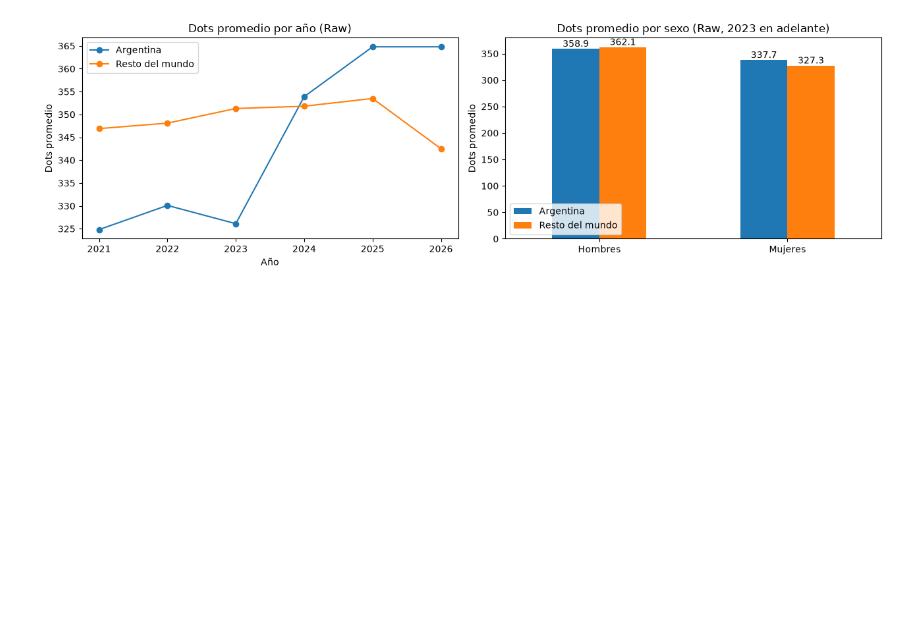
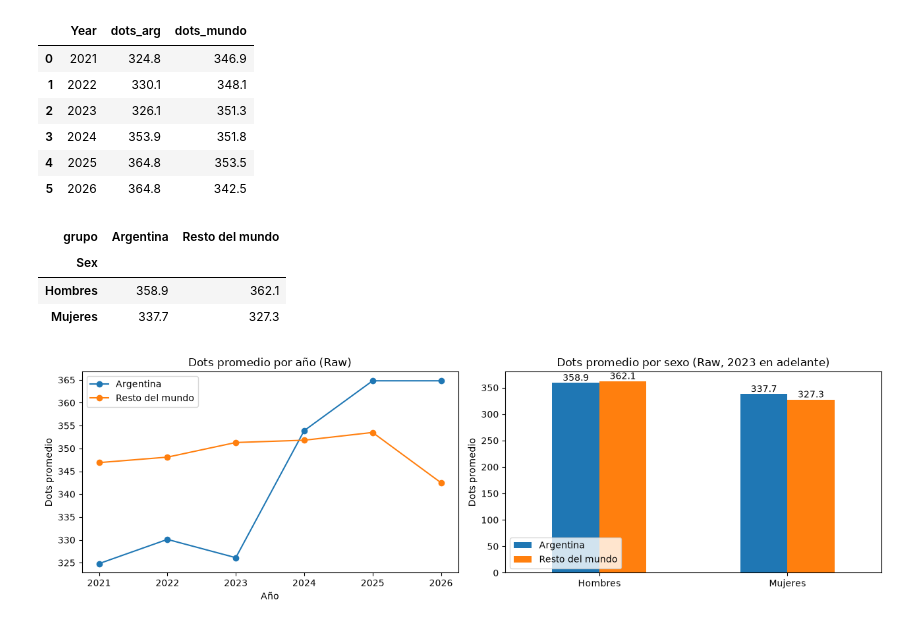
Before and after one commit to xdark-whisper/analisis-powerlifting, a Jupyter notebook: notebooks/04_argentina.ipynb, the cells around one changed output. Cells and saved outputs as stored; diff of their text form; code cells hidden in the pictures; blank space fills up the shorter version.

```diff
--- a/notebooks/04_argentina.ipynb
+++ b/notebooks/04_argentina.ipynb
@@ -29,6 +29,21 @@ sexo = pd.read_sql_query(q_sexo, conn)
 piv = (sexo.pivot(index="Sex", columns="grupo", values="dots_promedio")
            .rename(index={"M": "Hombres", "F": "Mujeres"})
            .loc[["Hombres", "Mujeres"]])
+# %%
+display(anio)
+display(piv)
+# %% [output]
+|  | Year | dots_arg | dots_mundo |
+| 0 | 2021 | 324.8 | 346.9 |
+| 1 | 2022 | 330.1 | 348.1 |
+| 2 | 2023 | 326.1 | 351.3 |
+| 3 | 2024 | 353.9 | 351.8 |
+| 4 | 2025 | 364.8 | 353.5 |
+| 5 | 2026 | 364.8 | 342.5 |
+| grupo | Argentina | Resto del mundo |
+| Sex |  |  |
+| Hombres | 358.9 | 362.1 |
+| Mujeres | 337.7 | 327.3 |
 # %%
 fig, ax = plt.subplots(1, 2, figsize=(13, 4))
 
```
Also changed, not shown: 5 other files.
